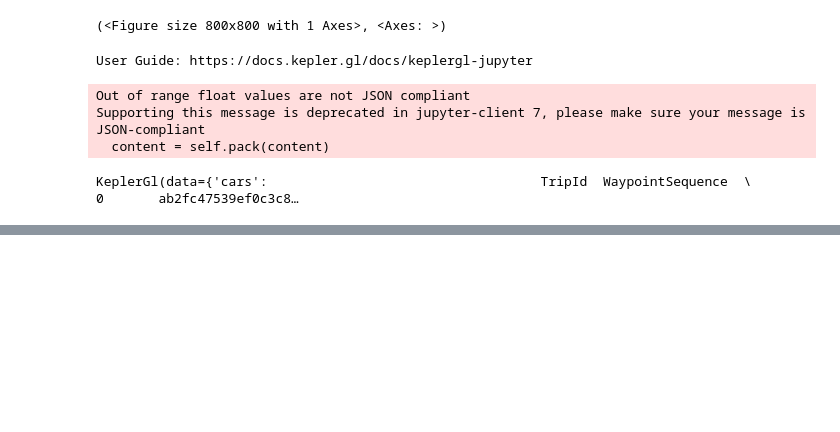
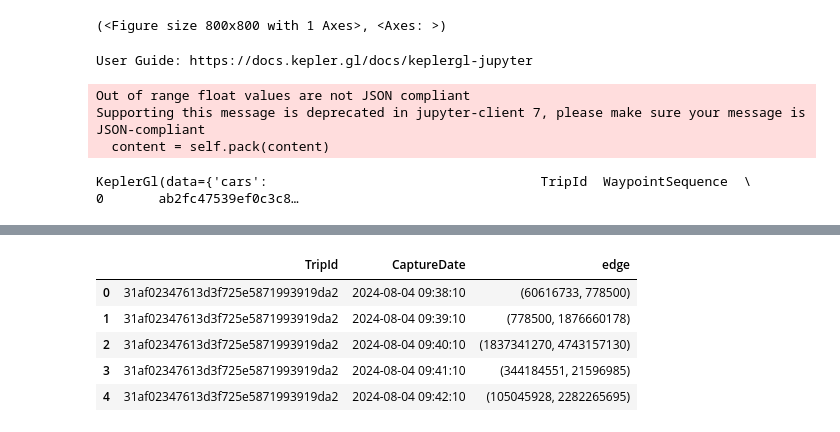
Before and after one commit to DKSR-CI/ci_city_mission_prague_2024, a Jupyter notebook: usecase_mobility/notebooks/FCD_1.ipynb, the cells around one changed output, grey strips where cells are left out. Drawn from its saved outputs; the diff is of its cells as text; code cells hidden in the pictures; blank space fills up the shorter version.

```diff
--- a/usecase_mobility/notebooks/FCD_1.ipynb
+++ b/usecase_mobility/notebooks/FCD_1.ipynb
@@ -114,0 +169,9 @@ KeyboardInterrupt:
+# %%
+df_edge.head()
+# %% [output]
+|  | TripId | CaptureDate | edge |
+| 0 | 31af02347613d3f725e5871993919da2 | 2024-08-04 09:38:10 | (60616733, 778500) |
+| 1 | 31af02347613d3f725e5871993919da2 | 2024-08-04 09:39:10 | (778500, 1876660178) |
+| 2 | 31af02347613d3f725e5871993919da2 | 2024-08-04 09:40:10 | (1837341270, 4743157130) |
+| 3 | 31af02347613d3f725e5871993919da2 | 2024-08-04 09:41:10 | (344184551, 21596985) |
+| 4 | 31af02347613d3f725e5871993919da2 | 2024-08-04 09:42:10 | (105045928, 2282265695) |
```
Also changed, not shown: parts of 15 cells of this notebook, 3 other files.
